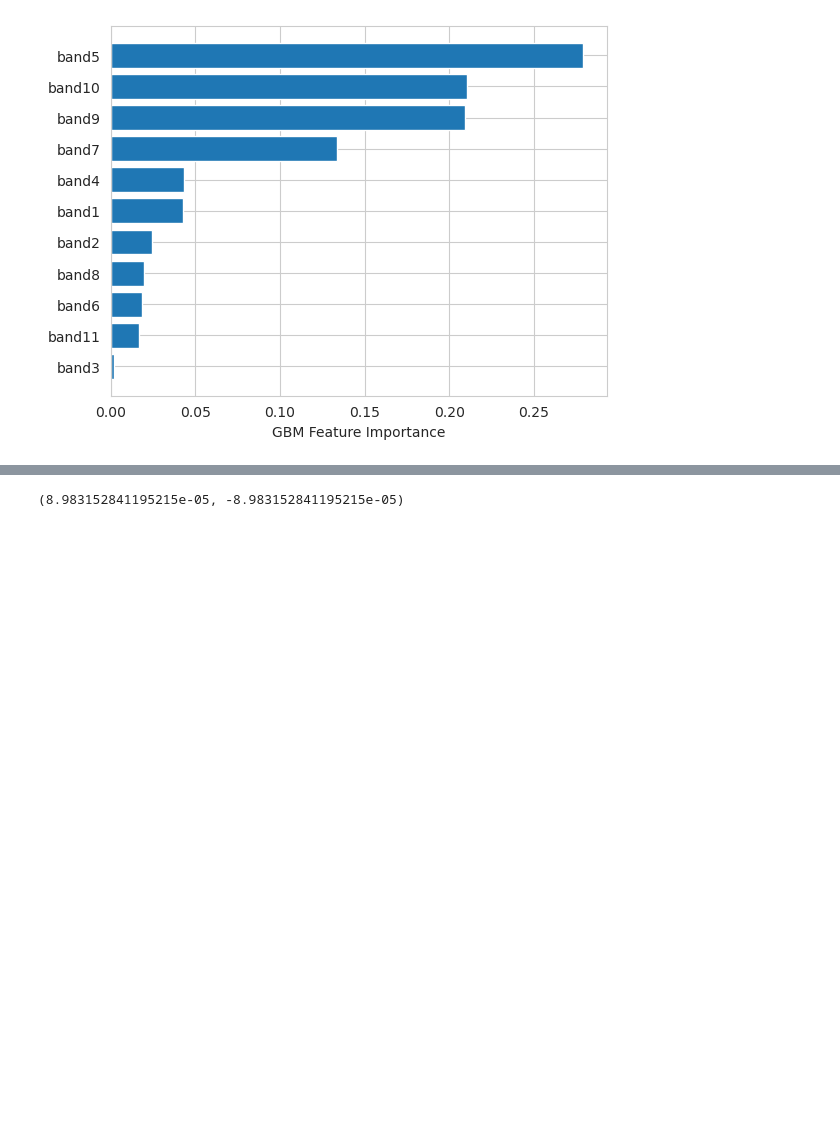
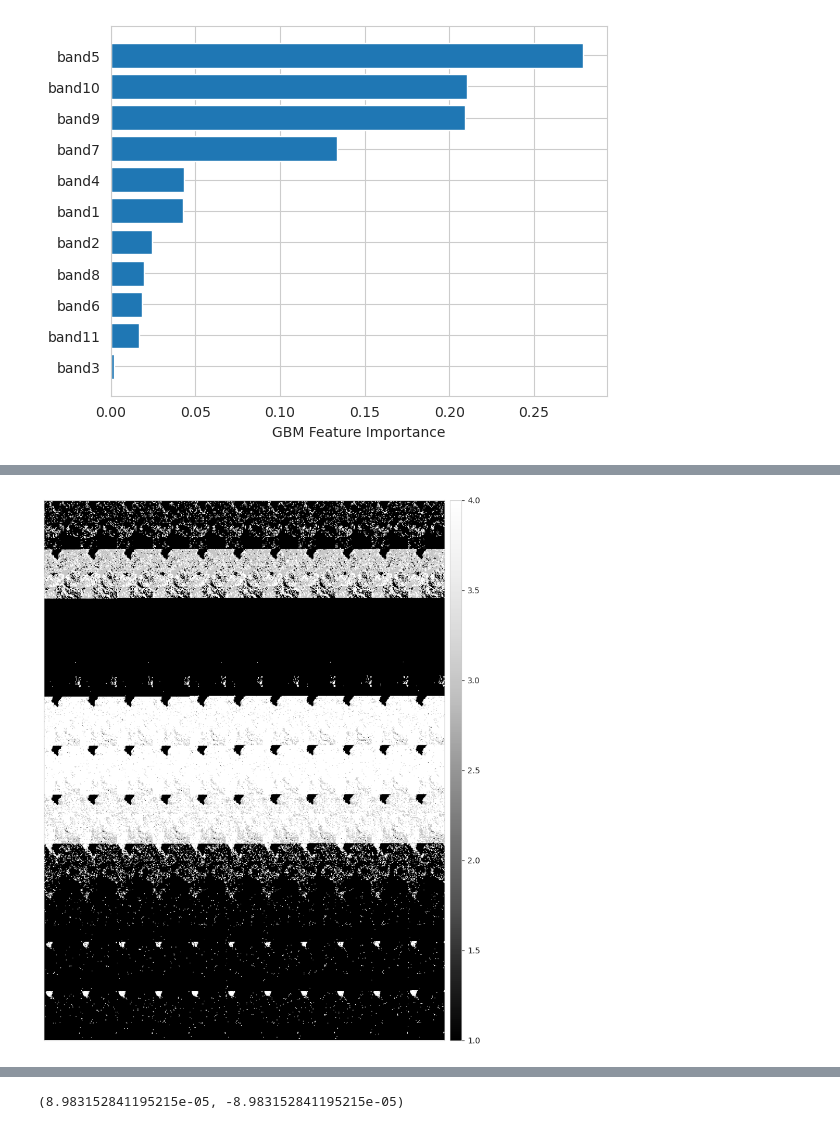
Before and after one commit to BBenyamini/pestsens, a Jupyter notebook: 3_code/4_building_class_model.ipynb, the cells around one changed output, grey strips where cells are left out. Drawn from its saved outputs; the diff is of its cells as text; code cells hidden in the pictures; blank space fills up the shorter version.

```diff
--- a/3_code/4_building_class_model.ipynb
+++ b/3_code/4_building_class_model.ipynb
@@ -482,0 +568,4 @@ AttributeError: 'Affine' object has no attribute 'Affine'
+# %%
+# Convert the stacked image to a 2D NumPy array
+array_2d = image_array.reshape(-1,image_array.shape[0])
+array_2d.shape
@@ -482,0 +574,5 @@ AttributeError: 'Affine' object has no attribute 'Affine'
+# %%
+# Make predictions on complete dataset
+
+predictions_all= final_GBM.predict(array_2d)
+type(predictions_all)
@@ -482,0 +613,3 @@ AttributeError: 'Affine' object has no attribute 'Affine'
+# %%
+predict_np=predictions_all.reshape(881,654)
+print(predict_np[0:10])
@@ -482,0 +624,17 @@ AttributeError: 'Affine' object has no attribute 'Affine'
+# %%
+import xarray as xr
+import numpy as np
+
+# Assuming you have three NumPy arrays: data, latitudes, and longitudes
+
+# Create a DataArray with the data array
+data_array = xr.DataArray(predict_np)
+
+# Create a DataArray for the latitude values
+lat_array = xr.DataArray(y, dims=('latitude',), coords={'latitude': y})
+
+# Create a DataArray for the longitude values
+lon_array = xr.DataArray(x, dims=('longitude',), coords={'longitude': x})
+
+# Combine the data, latitude, and longitude arrays into a single DataArray
+spatial_array = xr.DataArray(data_array, coords={'latitude': lat_array, 'longitude': lon_array}, dims=('latitude', 'longitude'))
@@ -482,0 +651,6 @@ AttributeError: 'Affine' object has no attribute 'Affine'
+# %%
+
+ep.plot_bands(spatial_array)
+plt.show()
+# %% [output]
+[figure, added]
```
Also changed, not shown: parts of 49 cells of this notebook, 1 other file.
